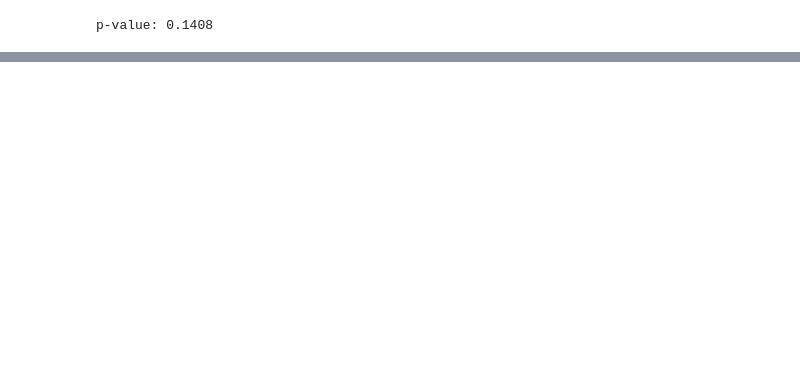
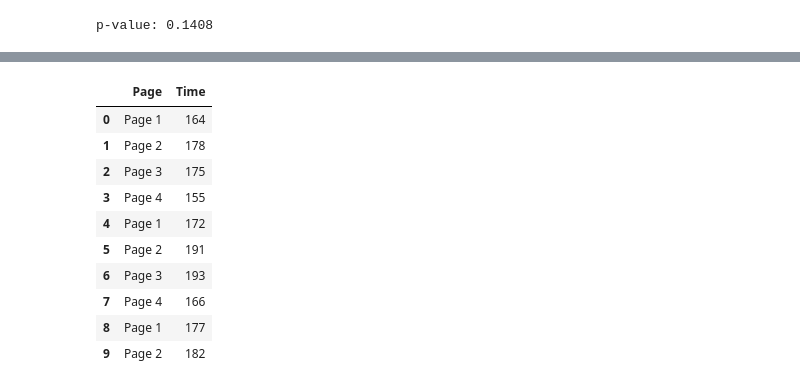
Before and after one commit to skumarudel/DS_Physicists, a Jupyter notebook: Lecture3-Statistics/HypothesisTesting.ipynb, the cells around one changed output, grey strips where cells are left out. Saved outputs shown, nothing was run; the diff lists cells and outputs as text; code cells hidden in the pictures; blank space fills up the shorter version.

```diff
--- a/Lecture3-Statistics/HypothesisTesting.ipynb
+++ b/Lecture3-Statistics/HypothesisTesting.ipynb
@@ -113,0 +129,14 @@ p-value: 0.1408
+# %%
+four_sessions.head(10)
+# %% [output]
+|  | Page | Time |
+| 0 | Page 1 | 164 |
+| 1 | Page 2 | 178 |
+| 2 | Page 3 | 175 |
+| 3 | Page 4 | 155 |
+| 4 | Page 1 | 172 |
+| 5 | Page 2 | 191 |
+| 6 | Page 3 | 193 |
+| 7 | Page 4 | 166 |
+| 8 | Page 1 | 177 |
+| 9 | Page 2 | 182 |
```
Also changed, not shown: parts of 8 cells of this notebook.
